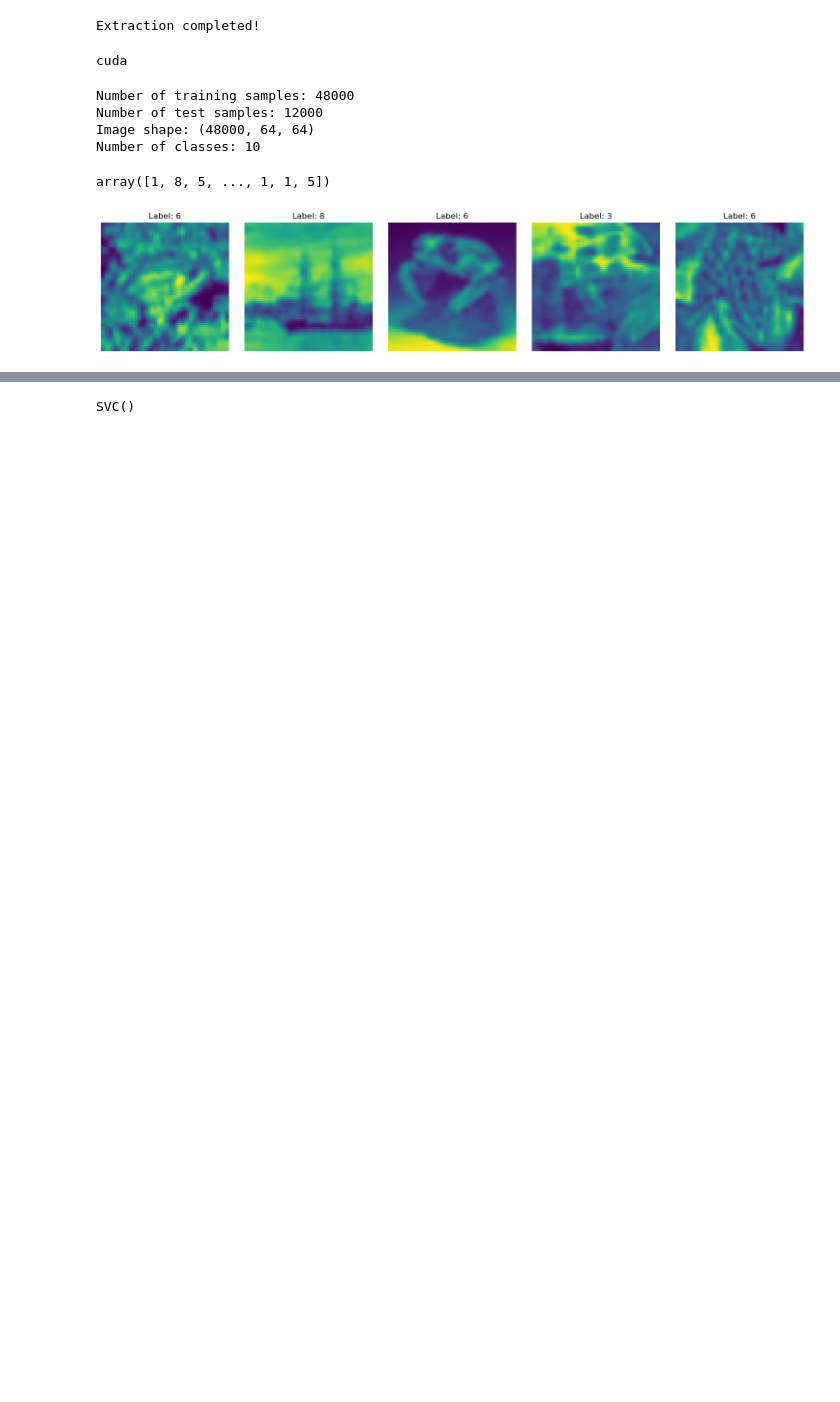
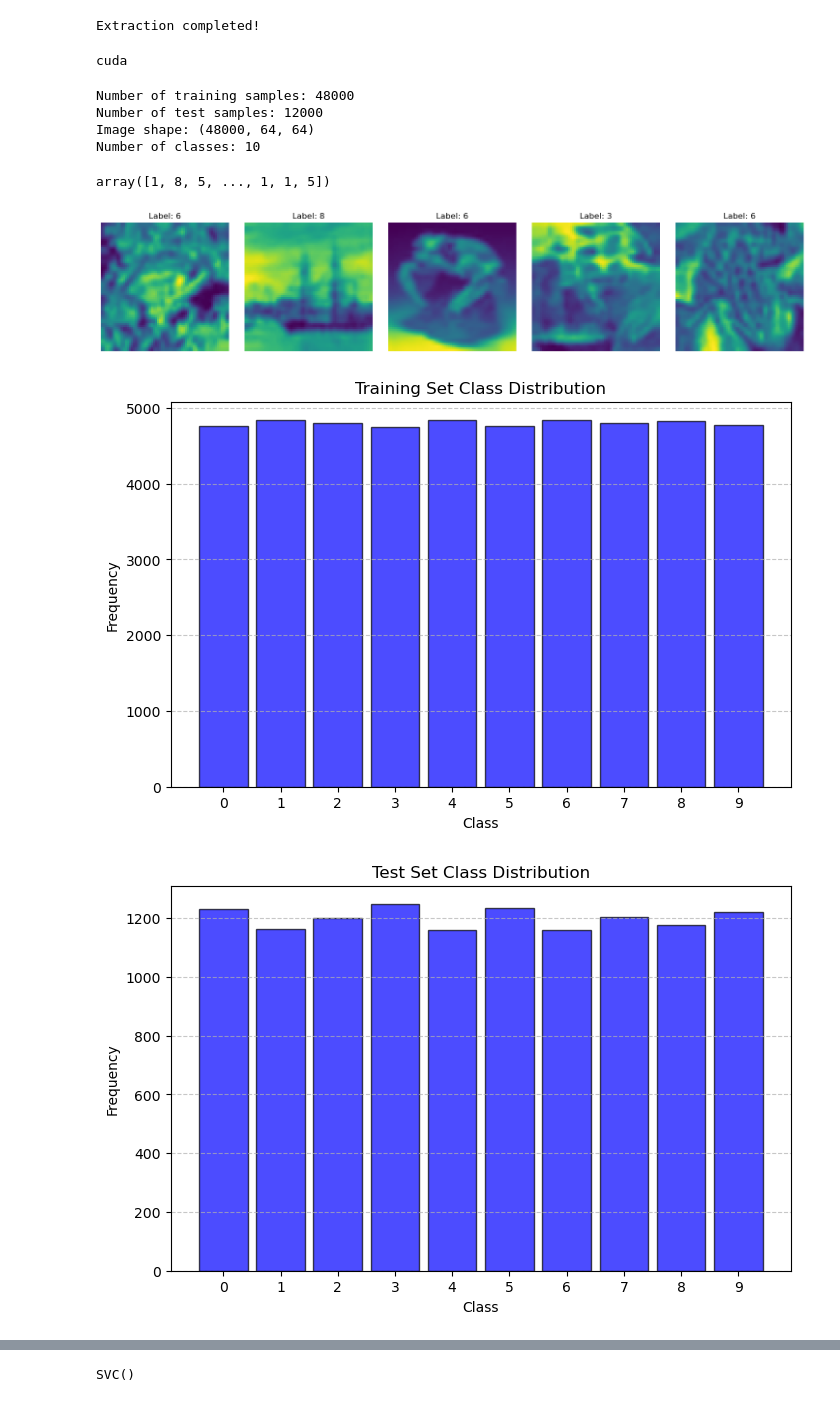
Before and after one commit to adityakedia006/Object_Recognition, a Jupyter notebook: Object Recognition/obj_recog.ipynb, the cells around one changed output, grey strips where cells are left out. Saved outputs shown, nothing was run; the diff lists cells and outputs as text; code cells hidden in the pictures; blank space fills up the shorter version.

```diff
--- a/Object Recognition/obj_recog.ipynb
+++ b/Object Recognition/obj_recog.ipynb
@@ -111,3 +111,72 @@ def plot_images(images, labels, num_images=5):
 plot_images(X_train[:5], y_train[:5])
 # %% [output]
 [figure]
+# %%
+import matplotlib.pyplot as plt
+import numpy as np
+from sklearn.decomposition import PCA
+from sklearn.manifold import TSNE
+from sklearn.metrics import confusion_matrix
+import seaborn as sns
+
+# Function to plot class distribution
+def plot_class_distribution(labels, title):
+    plt.figure(figsize=(8, 5))
+    plt.hist(labels, bins=np.arange(11) - 0.5, alpha=0.7, rwidth=0.85, color='blue', edgecolor='black')
+    plt.xticks(np.arange(10))
+    plt.xlabel('Class')
+    plt.ylabel('Frequency')
+    plt.title(title)
+    plt.grid(axis='y', linestyle='--', alpha=0.7)
+    plt.show()
+
+# Function to plot sample images
+def plot_sample_images(images, labels, class_names):
+    plt.figure(figsize=(10, 10))
+    for i in range(25):
+        plt.subplot(5, 5, i+1)
+        plt.xticks([])
+        plt.yticks([])
+        plt.grid(False)
+        plt.imshow(images[i])
+        plt.xlabel(class_names[labels[i]])
+    plt.show()
+
+# Function to visualize data using PCA or t-SNE
+def visualize_data(X, y, method='PCA', title=''):
+    if method == 'PCA':
+        reducer = PCA(n_components=2, random_state=42)
+    elif method == 't-SNE':
+        reducer = TSNE(n_components=2, random_state=42)
+    else:
+        raise ValueError("Invalid method. Use 'PCA' or 't-SNE'.")
+
+    X_reduced = reducer.fit_transform(X.reshape(X.shape[0], -1))
+    plt.figure(figsize=(8, 6))
+    plt.scatter(X_reduced[:, 0], X_reduced[:, 1], c=y, cmap='tab10', alpha=0.7)
+    plt.title(f'{method} Visualization - {title}')
+    plt.colorbar()
+    plt.show()
+
+# Function to plot confusion matrix
+def plot_confusion_matrix(y_true, y_pred, class_names):
+    cm = confusion_matrix(y_true, y_pred)
+    plt.figure(figsize=(8, 6))
+    sns.heatmap(cm, annot=True, fmt='d', cmap='Blues', xticklabels=class_names, yticklabels=class_names)
+    plt.xlabel('Predicted')
+    plt.ylabel('True')
+    plt.title('Confusion Matrix')
+    plt.show()
+
+# Example usage:
+class_names = ['airplane', 'automobile', 'bird', 'cat', 'deer', 'dog', 'frog', 'horse', 'ship', 'truck']
+
+# 1. Plot class distribution
+plot_class_distribution(y_train, 'Training Set Class Distribution')
+plot_class_distribution(y_test, 'Test Set Class Distribution')
+
+# 2. Plot sample images
+plot_sample_images(X_train, y_train, class_names)
+# %% [output]
+[figure, added]
+[figure, added]
```
Also changed, not shown: parts of 21 cells of this notebook.
